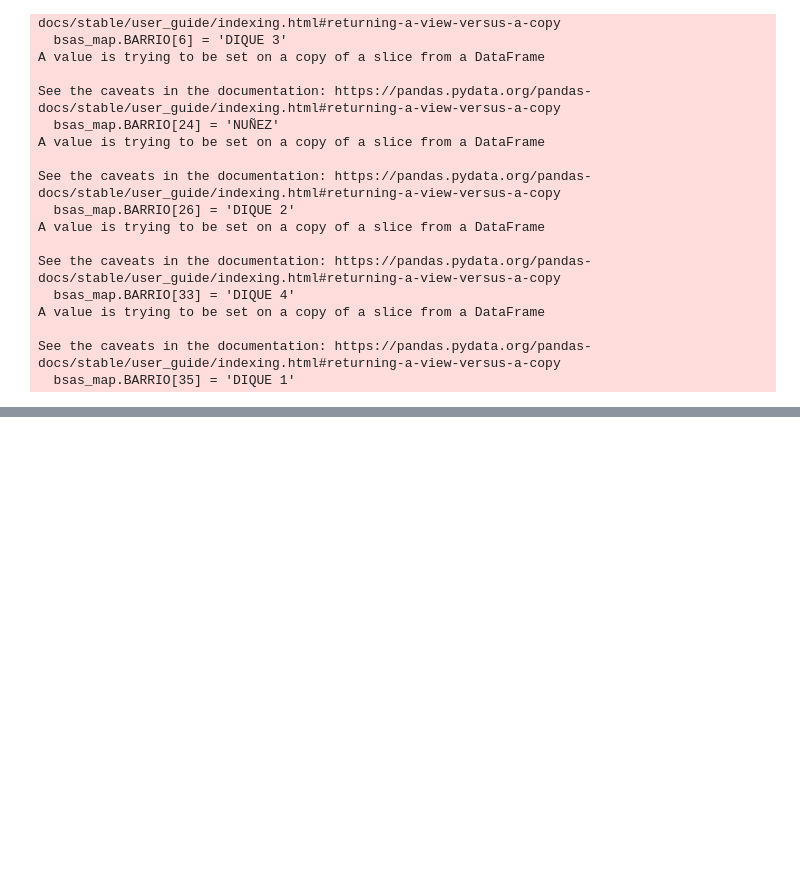
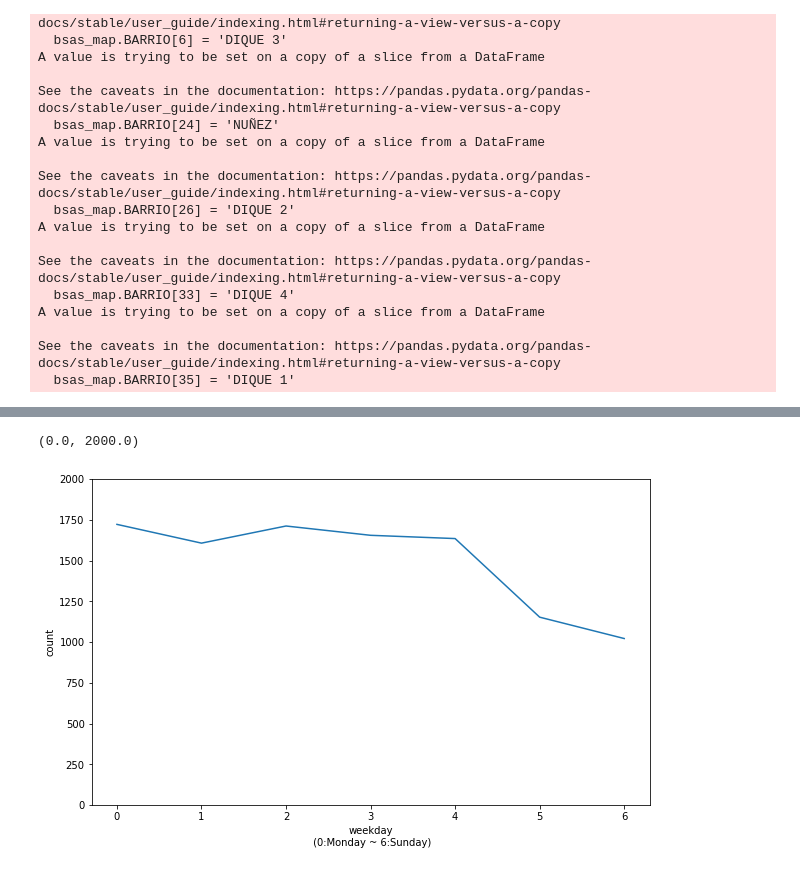
Before and after one commit to julietahocsman/goproject, a Jupyter notebook: notebooks/statistics_per_neighborhood.ipynb, the cells around one changed output, grey strips where cells are left out. Saved outputs shown, nothing was run; the diff lists cells and outputs as text; code cells hidden in the pictures; blank space fills up the shorter version.

```diff
--- a/notebooks/statistics_per_neighborhood.ipynb
+++ b/notebooks/statistics_per_neighborhood.ipynb
@@ -286,10 +362,3 @@ all_data
 # %%
-weekday = pd.DataFrame(data=all_data.groupby("arrive_weekday").uid.count()).reset_index()
+weekday = pd.DataFrame(data=all_data_10.groupby("arrive_weekday").user_id.count()).reset_index()
 weekday
-
-plt.figure(figsize=(10,6))
-
-plt.plot(all_data["arrive_weekday"], all_data["uid"])
-plt.xlabel("weekday\n (0:Monday ~ 6:Sunday)")
-plt.ylabel("count")
-plt.ylim([200000, 300000])
@@ -308,0 +374,10 @@ ax = sns.regplot(x="arrive_hour", y="arrive", data=caba)
+# %%
+plt.figure(figsize=(10,6))
+
+plt.plot(weekday['arrive_weekday'], weekday["user_id"])
+plt.xlabel("weekday\n (0:Monday ~ 6:Sunday)")
+plt.ylabel("count")
+plt.ylim([0, 2000])
+# %% [output]
+(0.0, 2000.0)
+[figure, added]
```
Also changed, not shown: parts of 30 cells of this notebook, 2 other files.
